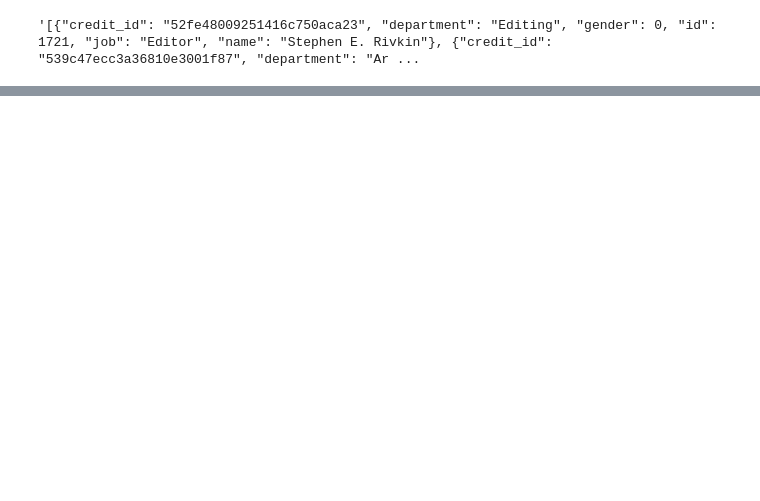
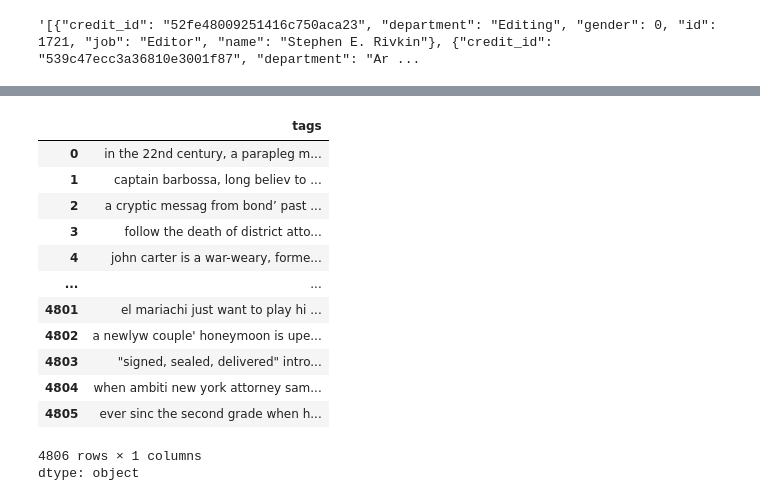
Before and after one commit to subbarayudu8660/movie-reccomendation-system, a Jupyter notebook: movie_reccomendation_system.ipynb, the cells around one changed output, grey strips where cells are left out. Drawn from its saved outputs; the diff is of its cells as text; code cells hidden in the pictures; blank space fills up the shorter version.

```diff
--- a/movie_reccomendation_system.ipynb
+++ b/movie_reccomendation_system.ipynb
@@ -122,0 +185,24 @@ movies["overview"] = movies["overview"].apply(lambda x:x.split())
+# %%
+ps = PorterStemmer()
+def stem(text):
+  y = []
+  for i in text.split():
+    y.append(ps.stem(i))
+  return " ".join(y)
+# %%
+ new_df["tags"].apply(stem)
+# %% [output]
+|  | tags |
+| 0 | in the 22nd century, a parapleg m... |
+| 1 | captain barbossa, long believ to ... |
+| 2 | a cryptic messag from bond’ past ... |
+| 3 | follow the death of district atto... |
+| 4 | john carter is a war-weary, forme... |
+| ... | ... |
+| 4801 | el mariachi just want to play hi ... |
+| 4802 | a newlyw couple' honeymoon is upe... |
+| 4803 | "signed, sealed, delivered" intro... |
+| 4804 | when ambiti new york attorney sam... |
+| 4805 | ever sinc the second grade when h... |
+4806 rows × 1 columns
+dtype: object
```
Also changed, not shown: parts of 10 cells of this notebook.
